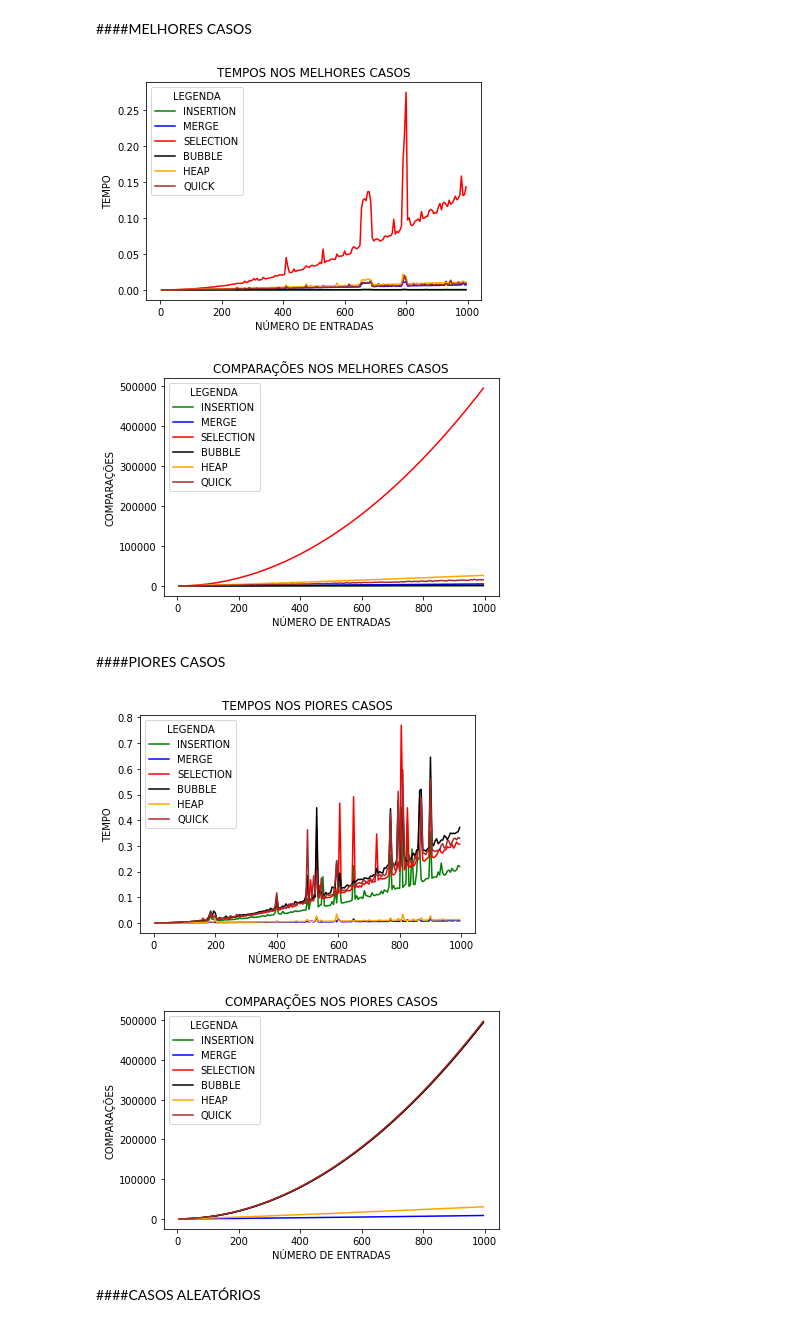
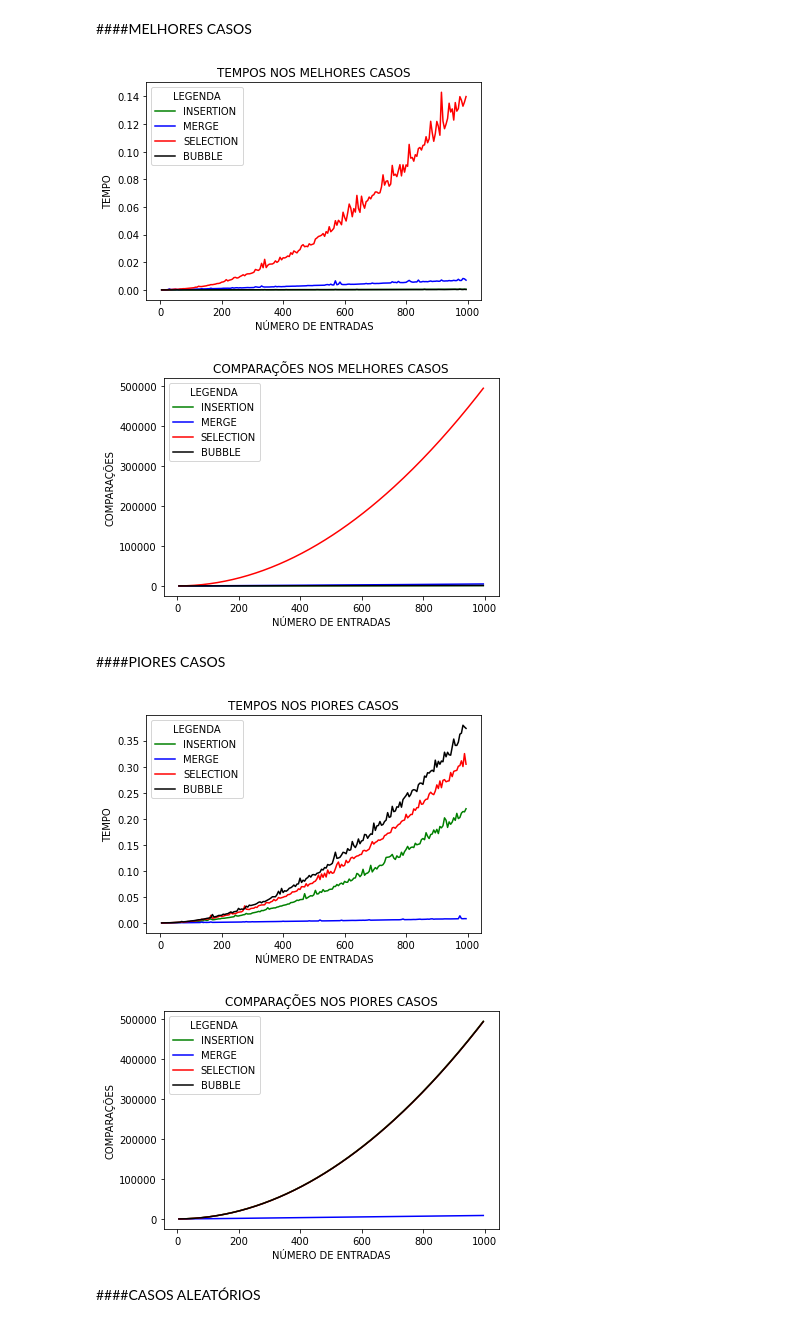
Before and after one commit to fabioVitorTavares/EFC1-GCC253---Complexidade-e-Projeto-de-Algoritmos, a Jupyter notebook: EFC1_GCC_253.ipynb, the cells around one changed output. Drawn from its saved outputs; the diff is of its cells as text; code cells hidden in the pictures.

```diff
--- a/EFC1_GCC_253.ipynb
+++ b/EFC1_GCC_253.ipynb
@@ -31,14 +31,14 @@ import numpy
 import time
 import matplotlib.pyplot as plt
 import sys
-import random
+
 sys.setrecursionlimit(1000000)
 
 global_1=0
 
 
 #Intervalo dos números randomicos
-intervalo = 100
+intervalo = 1000
 # %%
 def plotGraf(x, ys, title, colors, legend, tORc):
     plt.title(title)
@@ -463,14 +465,10 @@ tInsertion = []
 tMerge = []
 tSelection = []
 tBubble = []
-tHeap = []
-tQuick = []
 cInsertion = []
 cMerge = []
 cSelection = []
 cBubble = []
-cHeap = []
-cQuick = []
 nE = []
 
 for i in range(5,1000,5):
@@ -478,62 +476,48 @@ for i in range(5,1000,5):
         tMerge.append(mergeSort(numpy.arange(0,i,1))[0])
         tSelection.append(selectionSort(numpy.arange(0,i,1))[0])
         tBubble.append(bubbleSort(numpy.arange(0,i,1))[0])
-        tHeap.append(heapSort(numpy.arange(i-1,-1,-1))[0])
-        tQuick.append(quickSort(numpy.random.randint(0, intervalo,i))[0])
         cInsertion.append(insertionSort(numpy.arange(0,i,1))[1])
         cMerge.append(mergeSort(numpy.arange(0,i,1))[1])
         cSelection.append(selectionSort(numpy.arange(0,i,1))[1])
         cBubble.append(bubbleSort(numpy.arange(0,i,1))[1])
-        cHeap.append(heapSort(numpy.arange(i-1,-1,-1))[1])
-        cQuick.append(quickSort(numpy.random.randint(0, intervalo,i))[1])
-
         nE.append(i)
 
 
-plotGraf(nE,[tInsertion, tMerge, tSelection, tBubble, tHeap, tQuick], 'TEMPOS NOS MELHORES CASOS', ['green','blue','red', 'black', 'orange','brown'],['INSERTION','MERGE','SELECTION','BUBBLE','HEAP','QUICK'],'TEMPO')
-plotGraf(nE,[cInsertion, cMerge, cSelection, cBubble, cHeap, cQuick], 'COMPARAÇÕES NOS MELHORES CASOS', ['green','blue','red', 'black', 'orange','brown'],['INSERTION','MERGE','SELECTION','BUBBLE','HEAP','QUICK'],'COMPARAÇÕES')
+plotGraf(nE,[tInsertion, tMerge, tSelection, tBubble], 'TEMPOS NOS MELHORES CASOS', ['green','blue','red', 'black'],['INSERTION','MERGE','SELECTION','BUBBLE'],'TEMPO')
+plotGraf(nE,[cInsertion, cMerge, cSelection, cBubble], 'COMPARAÇÕES NOS MELHORES CASOS', ['green','blue','red', 'black'],['INSERTION','MERGE','SELECTION','BUBBLE'],'COMPARAÇÕES')
 # %% [output]
-[figure, old version]
+[figure, new version]
-[figure, old version]
+[figure, new version]
 # %% [markdown]
 ####PIORES CASOS
 # %%
 tInsertion = []
 tMerge = []
 tSelection = []
 tBubble = []
-tHeap = []
-tQuick = []
 cInsertion = []
 cMerge = []
 cSelection = []
 cBubble = []
-cHeap = []
-cQuick = []
 nE = []
 
 for i in range(5,1000,5):
         tInsertion.append(insertionSort(numpy.arange(i-1,-1,-1))[0])
         tMerge.append(mergeSort(numpy.random.randint(0, intervalo,i))[0])
         tSelection.append(selectionSort(numpy.arange(i-1,-1,-1))[0])
         tBubble.append(bubbleSort(numpy.arange(i-1,-1,-1))[0])
-        tHeap.append(heapSort(numpy.arange(0,i,1))[0])
-        tQuick.append(quickSort(numpy.arange(0,i,1))[0])
         cInsertion.append(insertionSort(numpy.arange(i-1,-1,-1))[1])
         cMerge.append(mergeSort(numpy.random.randint(0, intervalo,i))[1])
         cSelection.append(selectionSort(numpy.arange(i-1,-1,-1))[1])
         cBubble.append(bubbleSort(numpy.arange(i-1,-1,-1))[1])
-        cHeap.append(heapSort(numpy.arange(0,i,1))[1])
-        cQuick.append(quickSort(numpy.arange(0,i,1))[1])
-
         nE.append(i)
 
 
-plotGraf(nE,[tInsertion, tMerge, tSelection, tBubble, tHeap, tQuick], 'TEMPOS NOS PIORES CASOS', ['green','blue','red', 'black', 'orange','brown'],['INSERTION','MERGE','SELECTION','BUBBLE','HEAP','QUICK'],'TEMPO')
-plotGraf(nE,[cInsertion, cMerge, cSelection, cBubble, cHeap, cQuick], 'COMPARAÇÕES NOS PIORES CASOS', ['green','blue','red', 'black', 'orange','brown'],['INSERTION','MERGE','SELECTION','BUBBLE','HEAP','QUICK'],'COMPARAÇÕES')
+plotGraf(nE,[tInsertion, tMerge, tSelection, tBubble], 'TEMPOS NOS PIORES CASOS', ['green','blue','red', 'black'],['INSERTION','MERGE','SELECTION','BUBBLE'],'TEMPO')
+plotGraf(nE,[cInsertion, cMerge, cSelection, cBubble], 'COMPARAÇÕES NOS PIORES CASOS', ['green','blue','red', 'black'],['INSERTION','MERGE','SELECTION','BUBBLE'],'COMPARAÇÕES')
 # %% [output]
-[figure, old version]
+[figure, new version]
-[figure, old version]
+[figure, new version]
 # %% [markdown]
 ####CASOS ALEATÓRIOS
 # %%
```
Also changed, not shown: parts of 22 cells of this notebook.
